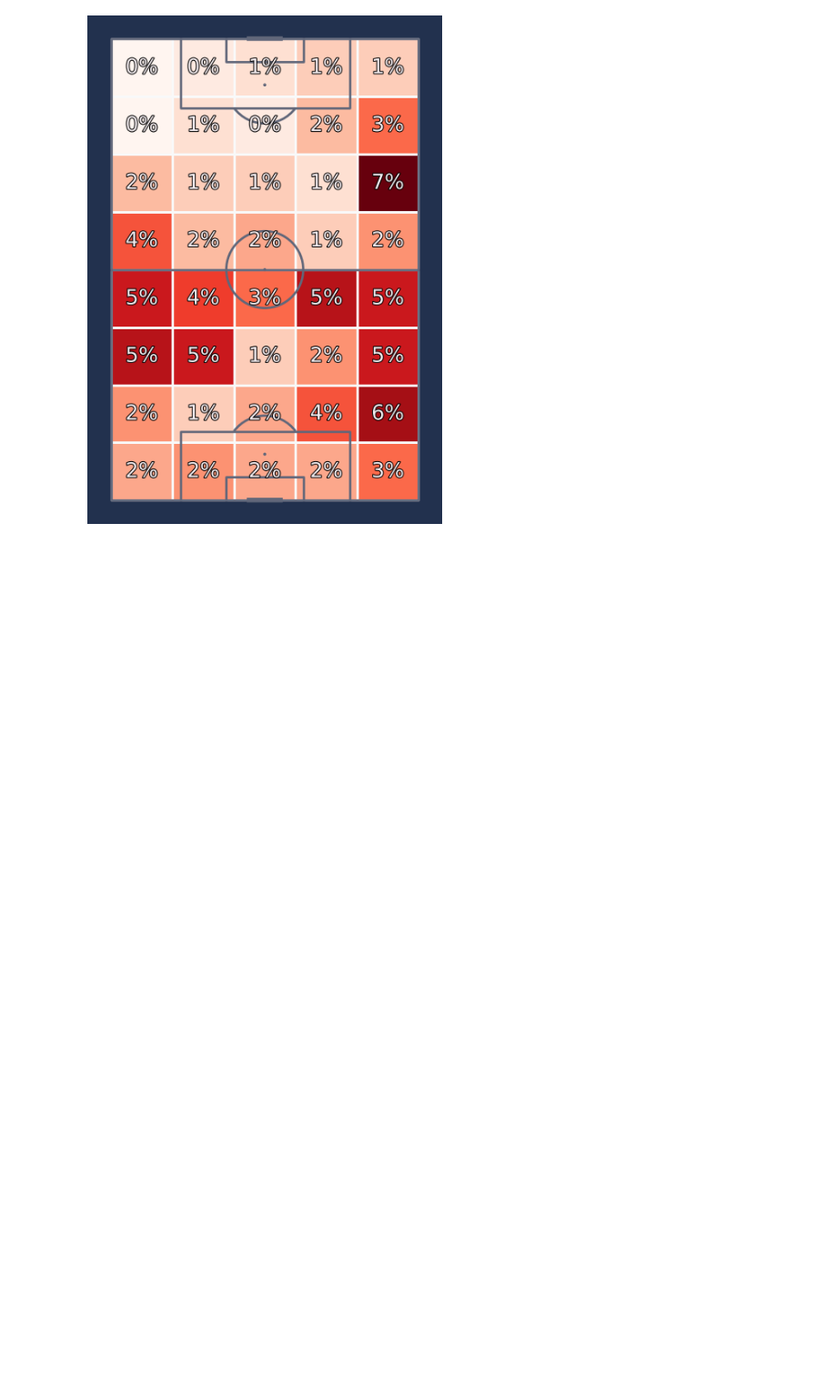
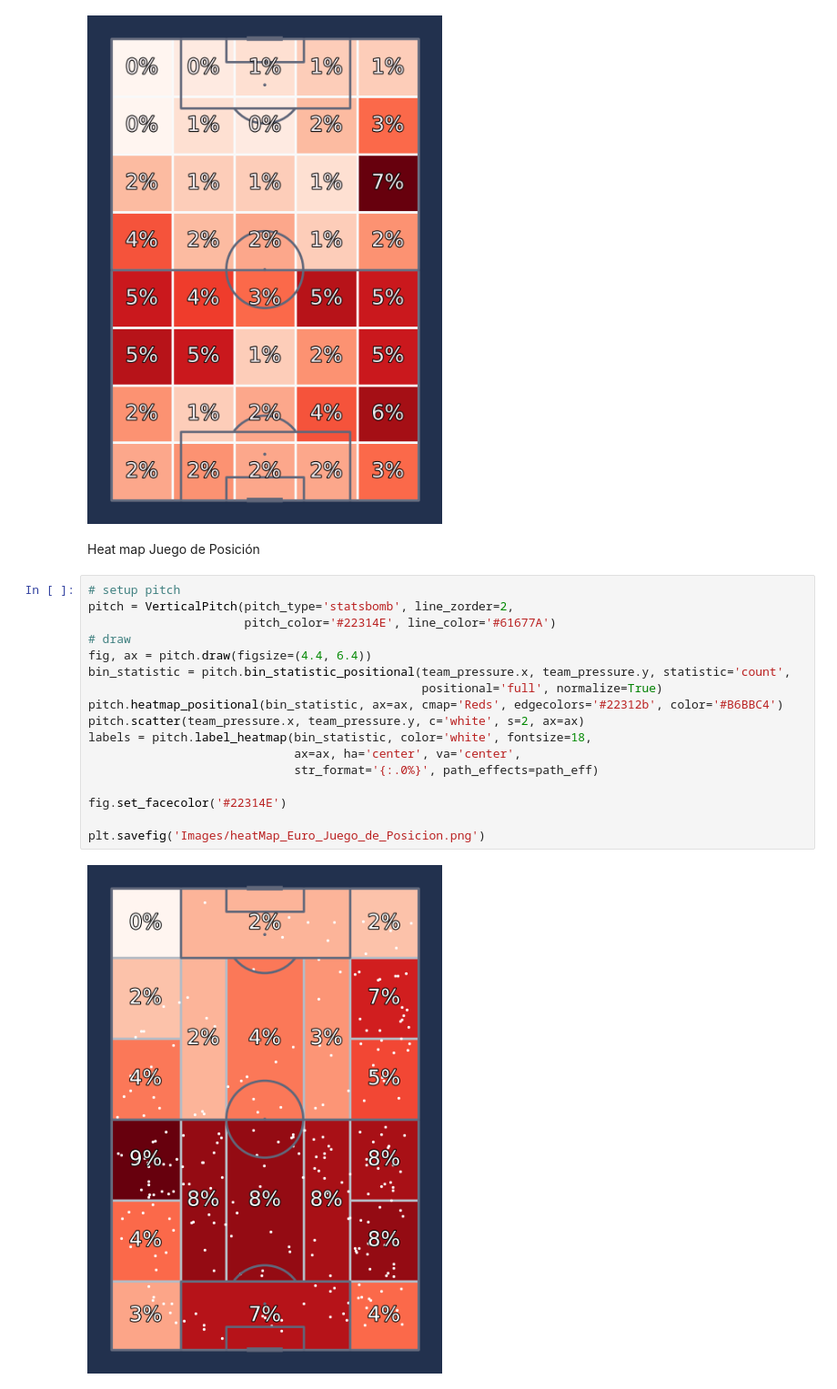
Before and after one commit to MikoPat/Football-statistical-visualisation, a Jupyter notebook: Poland/heatMap_Euro.ipynb, the cells around one changed output. Shown: that part at 91% size. Cells and saved outputs as stored; diff of their text form; blank space fills up the shorter version.

Commit message:
new heat maps & formation start

```diff
--- a/Poland/heatMap_Euro.ipynb
+++ b/Poland/heatMap_Euro.ipynb
@@ -70,3 +70,24 @@ labels = pitch.label_heatmap(bin_statistic, color='#f4edf0', fontsize=18,
 plt.savefig('Images/heatMap_Euro_3.png')
 # %% [output]
 [figure]
+# %% [markdown]
+Heat map Juego de Posición
+# %%
+# setup pitch
+pitch = VerticalPitch(pitch_type='statsbomb', line_zorder=2,
+                      pitch_color='#22314E', line_color='#61677A')
+# draw
+fig, ax = pitch.draw(figsize=(4.4, 6.4))
+bin_statistic = pitch.bin_statistic_positional(team_pressure.x, team_pressure.y, statistic='count',
+                                               positional='full', normalize=True)
+pitch.heatmap_positional(bin_statistic, ax=ax, cmap='Reds', edgecolors='#22312b', color='#B6BBC4')
+pitch.scatter(team_pressure.x, team_pressure.y, c='white', s=2, ax=ax)
+labels = pitch.label_heatmap(bin_statistic, color='white', fontsize=18,
+                             ax=ax, ha='center', va='center',
+                             str_format='{:.0%}', path_effects=path_eff)
+
+fig.set_facecolor('#22314E')
+
+plt.savefig('Images/heatMap_Euro_Juego_de_Posicion.png')
+# %% [output]
+[figure, added]
```
Also changed, not shown: 7 other files.
